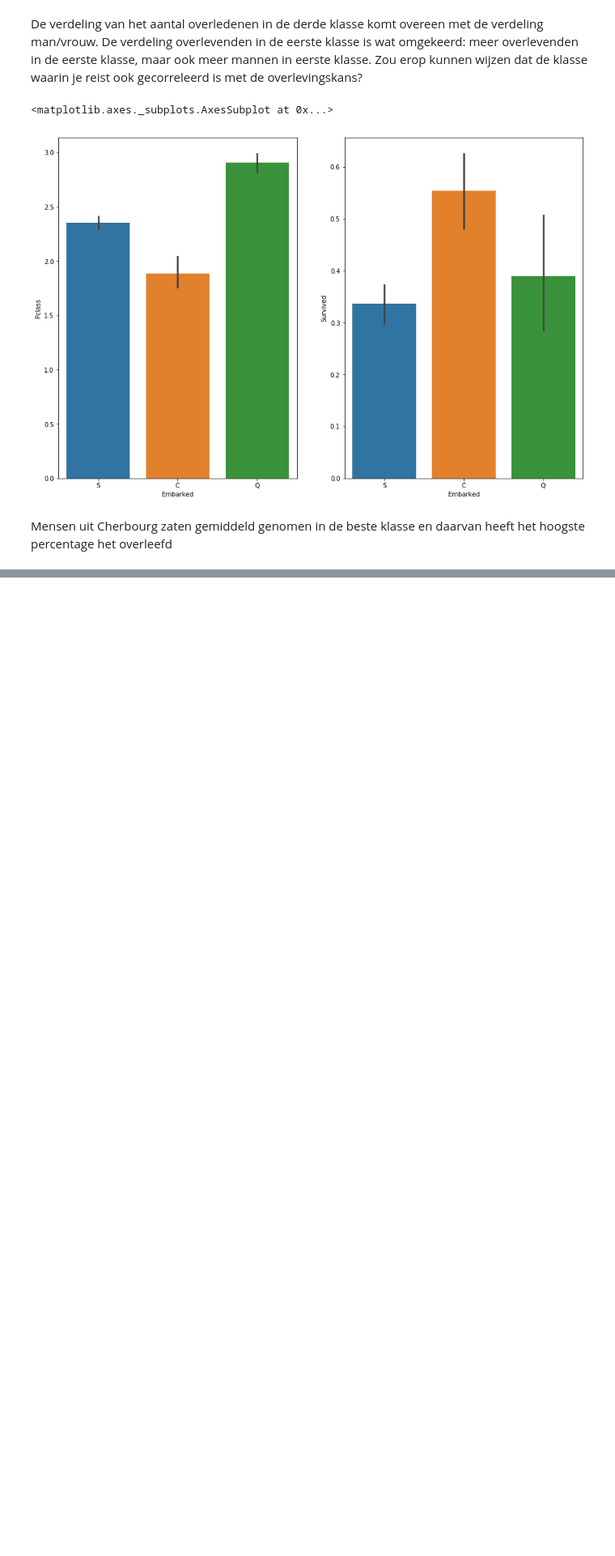
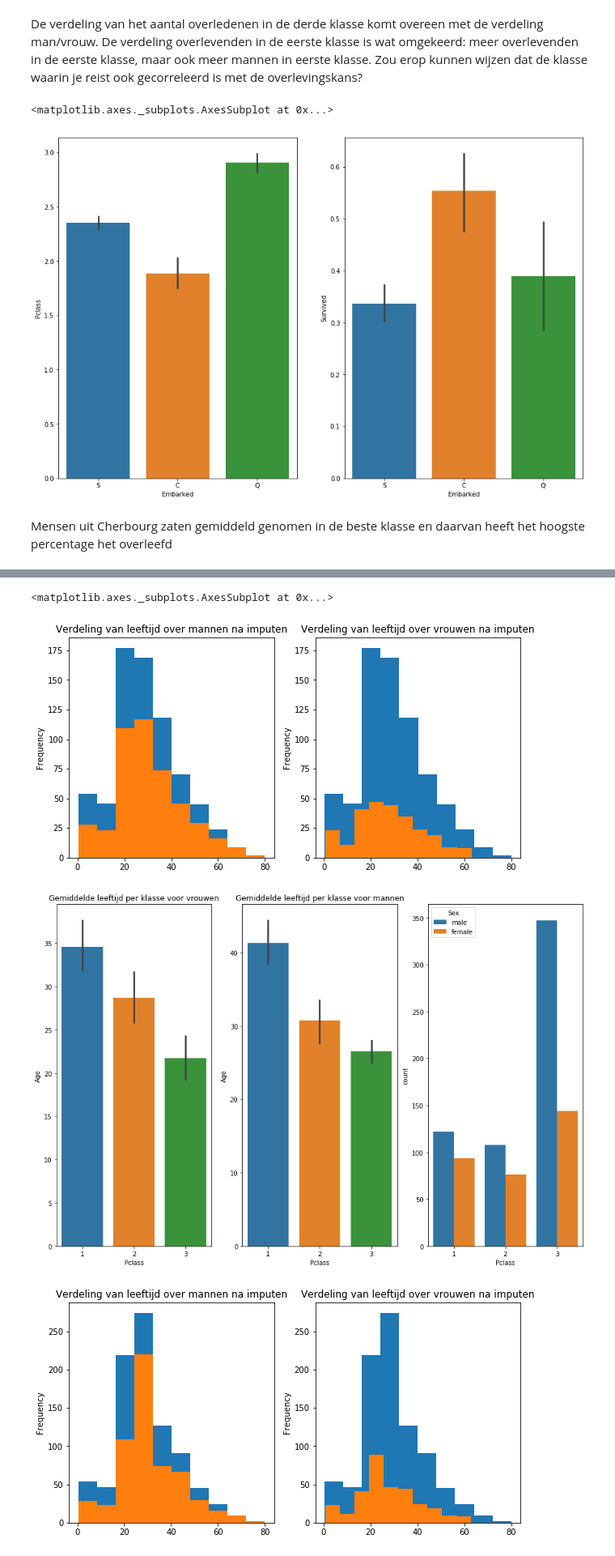
Before and after one commit to Sandernobel/Data-Mining, a Jupyter notebook: Assignment 1/Titanic.ipynb, the cells around one changed output, grey strips where cells are left out. Shown at 81% size. Saved outputs shown, nothing was run; the diff lists cells and outputs as text; code cells hidden in the pictures; blank space fills up the shorter version.

Commit message:
NA's van embarked en age opgevuld

```diff
--- a/Assignment 1/Titanic.ipynb
+++ b/Assignment 1/Titanic.ipynb
@@ -206,0 +212,3 @@ Mensen uit Cherbourg zaten gemiddeld genomen in de beste klasse en daarvan heeft
+# %%
+tit_copy['Embarked'].isnull().sum()
+tit_copy['Embarked'].fillna(method='ffill', inplace=True)
@@ -206,0 +217,57 @@ Mensen uit Cherbourg zaten gemiddeld genomen in de beste klasse en daarvan heeft
+# %%
+tit_copy.Age = titanic['Age']
+# Mannen en vrouwen onderscheiden
+male = tit_copy[tit_copy['Sex'] == 'male']
+female = tit_copy[tit_copy['Sex'] == 'female']
+
+# Mannen en vrouwen over het totaal plotten
+plt.figure(figsize=(10, 5))
+plt.subplot(1,2,1)
+plt.title("Verdeling van leeftijd over mannen na imputen")
+tit_copy.Age.plot('hist')
+male.Age.plot('hist')
+plt.subplot(1,2,2)
+plt.title("Verdeling van leeftijd over vrouwen na imputen")
+tit_copy.Age.plot('hist')
+female.Age.plot('hist')
+
+male.Age.mean(), female.Age.mean() # Gemiddelde leeftijd van mannen is hoger dan van vrouwen
+
+plt.figure(figsize=(15,10))
+plt.subplot(1,3,1)
+plt.title("Gemiddelde leeftijd per klasse voor vrouwen")
+sns.barplot(female['Pclass'], female['Age'])
+plt.subplot(1,3,2)
+plt.title("Gemiddelde leeftijd per klasse voor mannen")
+sns.barplot(male['Pclass'], male['Age'])   # Leeftijd en klasse correleren ook met elkaar
+plt.subplot(1,3,3)
+sns.countplot(tit_copy['Pclass'], hue=tit_copy['Sex']) # Ook meer mannen in derde klasse
+
+m_c1 = (tit_copy.Sex == 'male') & (tit_copy.Pclass == 1)
+m_c2 = (tit_copy.Sex == 'male') & (tit_copy.Pclass == 2)
+m_c3 = (tit_copy.Sex == 'male') & (tit_copy.Pclass == 3)
+f_c1 = (tit_copy.Sex == 'female') & (tit_copy.Pclass == 1)
+f_c2 = (tit_copy.Sex == 'female') & (tit_copy.Pclass == 2)
+f_c3 = (tit_copy.Sex == 'female') & (tit_copy.Pclass == 3)
+
+tit_copy.loc[m_c1, 'Age'] = tit_copy.loc[m_c1, 'Age'].fillna(tit_copy.loc[m_c1, 'Age'].mean())
+tit_copy.loc[m_c2, 'Age'] = tit_copy.loc[m_c2, 'Age'].fillna(tit_copy.loc[m_c2, 'Age'].mean())
+tit_copy.loc[m_c3, 'Age'] = tit_copy.loc[m_c3, 'Age'].fillna(tit_copy.loc[m_c3, 'Age'].mean())
+tit_copy.loc[f_c1, 'Age'] = tit_copy.loc[f_c1, 'Age'].fillna(tit_copy.loc[f_c1, 'Age'].mean())
+tit_copy.loc[f_c2, 'Age'] = tit_copy.loc[f_c2, 'Age'].fillna(tit_copy.loc[f_c2, 'Age'].mean())
+tit_copy.loc[f_c3, 'Age'] = tit_copy.loc[f_c3, 'Age'].fillna(tit_copy.loc[f_c3, 'Age'].mean())
+
+plt.figure(figsize=(10, 5))
+plt.subplot(1,2,1)
+plt.title("Verdeling van leeftijd over mannen na imputen")
+tit_copy.Age.plot('hist')
+tit_copy.loc[tit_copy.Sex == 'male', 'Age'].plot('hist')
+plt.subplot(1,2,2)
+plt.title("Verdeling van leeftijd over vrouwen na imputen")
+tit_copy.Age.plot('hist')
+tit_copy.loc[tit_copy.Sex == 'female', 'Age'].plot('hist')
+# %% [output]
+<matplotlib.axes._subplots.AxesSubplot at 0x...>
+[figure, added]
+[figure, added]
+[figure, added]
```
Also changed, not shown: parts of 6 cells of this notebook.
